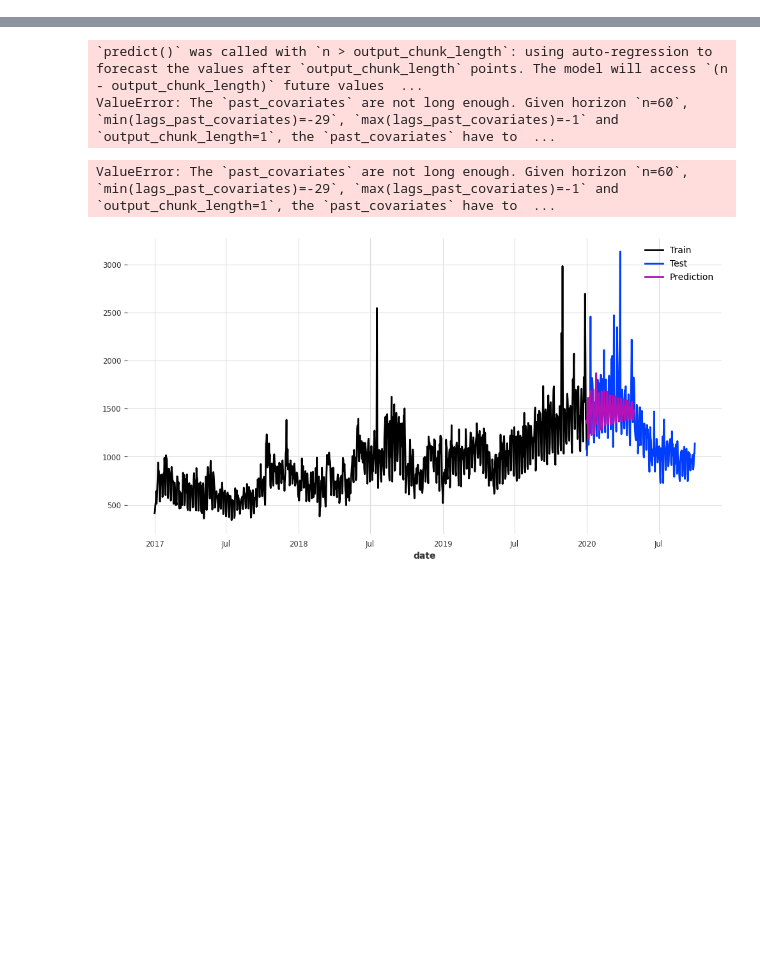
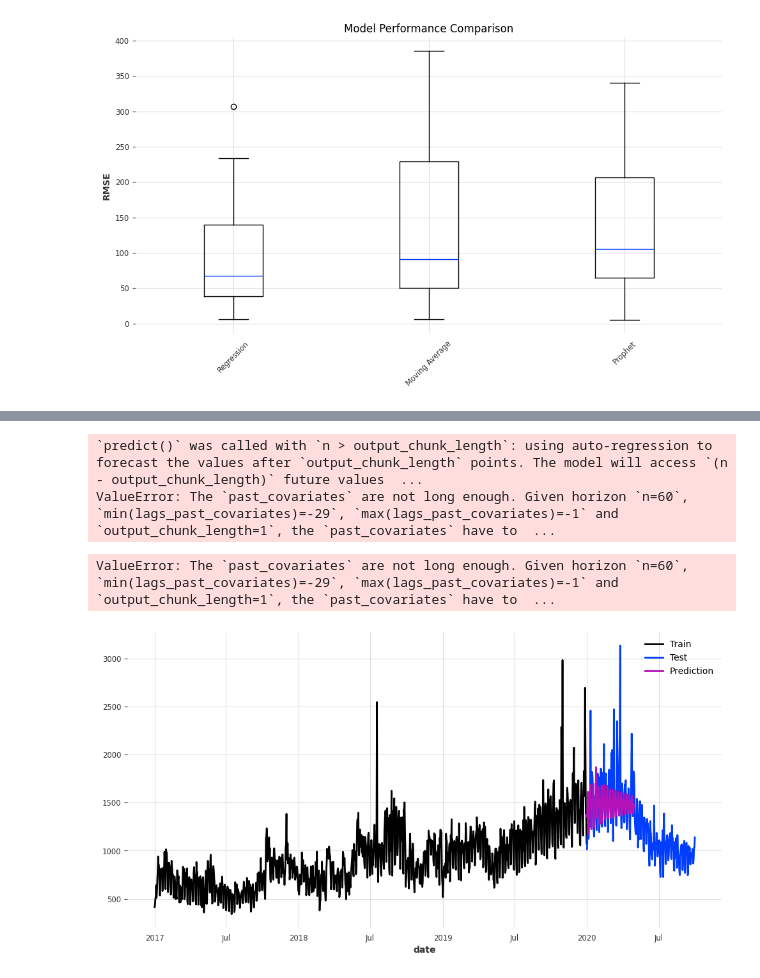
Before and after one commit to TaskGuru-AI/tasks_support_system_ai, a Jupyter notebook: notebooks/TS/extra/daily_predict.ipynb, the cells around one changed output, grey strips where cells are left out. Drawn from its saved outputs; the diff is of its cells as text; code cells hidden in the pictures; blank space fills up the shorter version.

```diff
--- a/notebooks/TS/extra/daily_predict.ipynb
+++ b/notebooks/TS/extra/daily_predict.ipynb
@@ -108,0 +196,23 @@ RegressionModel(lags=10, lags_past_covariates=10, lags_future_covariates=(10, 10
+# %%
+def plot_model_comparison(results, figsize=(10, 6)):
+    """Plot boxplots comparing model performances"""
+    model_data = []
+    model_names = []
+
+    for model_name, queue_results in results.items():
+        model_data.append(list(queue_results.values()))
+        model_names.extend([model_name] * len(queue_results))
+
+    plt.figure(figsize=figsize)
+    plt.boxplot(model_data, tick_labels=results.keys())
+    plt.title("Model Performance Comparison")
+    plt.ylabel("RMSE")
+    plt.xticks(rotation=45)
+    plt.grid(True)
+    plt.tight_layout()
+
+
+# Add after running analyze_queue_performances
+plot_model_comparison(results)
+# %% [output]
+[figure, added]
```
Also changed, not shown: parts of 46 cells of this notebook, 1 other file.
